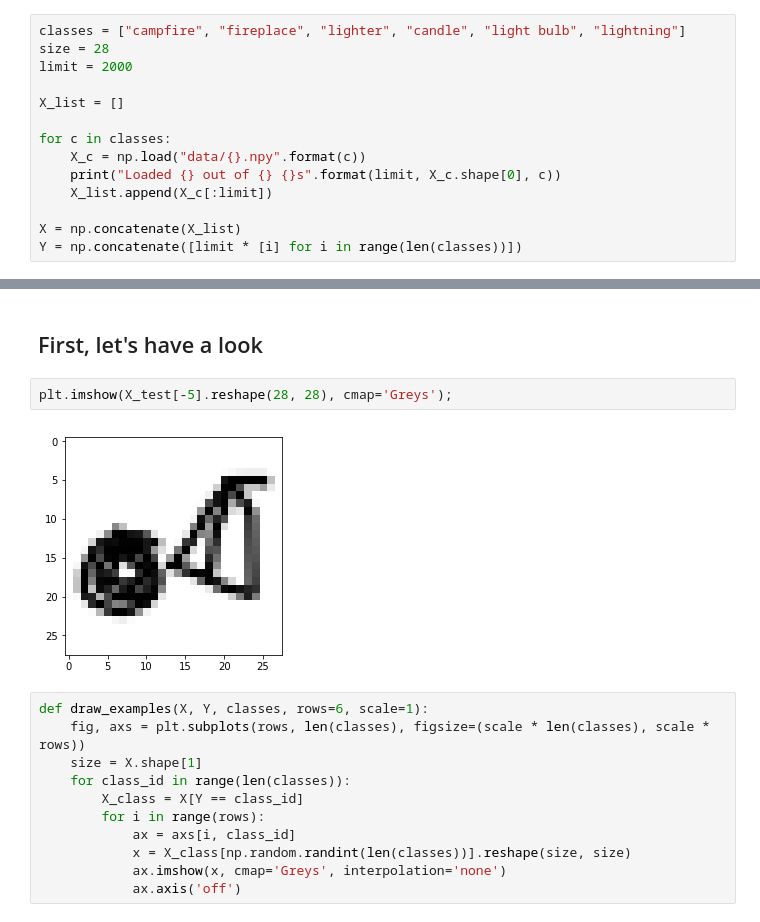
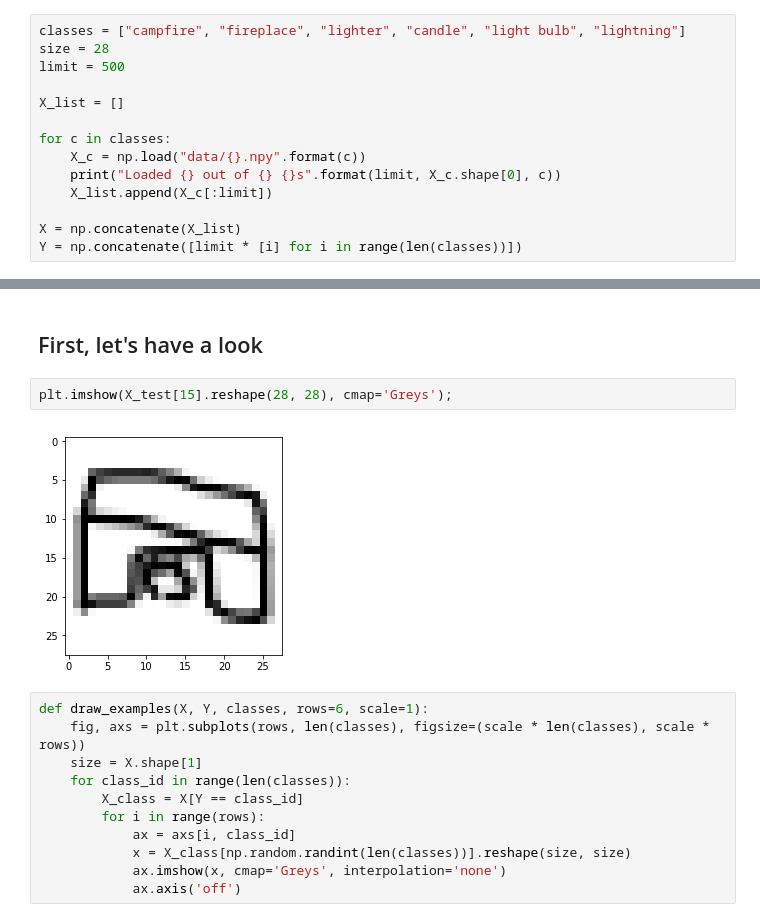
Before and after one commit to stared/keras-interactively-piterpy2018, a Jupyter notebook: talk.ipynb, the cells around one changed output, grey strips where cells are left out. Cells and saved outputs as stored; diff of their text form.

```diff
--- a/talk.ipynb
+++ b/talk.ipynb
@@ -65,7 +52,7 @@ I.e. the boring part.
 # %%
 classes = ["campfire", "fireplace", "lighter", "candle", "light bulb", "lightning"]
 size = 28
-limit = 2000
+limit = 500
 
 X_list = []
 
@@ -103,9 +94,9 @@ X_train, X_test, Y_train, Y_test = train_test_split(X, Y, test_size=0.25, random
 # %% [markdown]
 ## First, let's have a look
 # %%
-plt.imshow(X_test[-5].reshape(28, 28), cmap='Greys');
+plt.imshow(X_test[15].reshape(28, 28), cmap='Greys');
 # %% [output]
-[figure, old version]
+[figure, new version]
 # %%
 def draw_examples(X, Y, classes, rows=6, scale=1):
     fig, axs = plt.subplots(rows, len(classes), figsize=(scale * len(classes), scale * rows))
```
Also changed, not shown: parts of 42 cells of this notebook, 1 other file.
